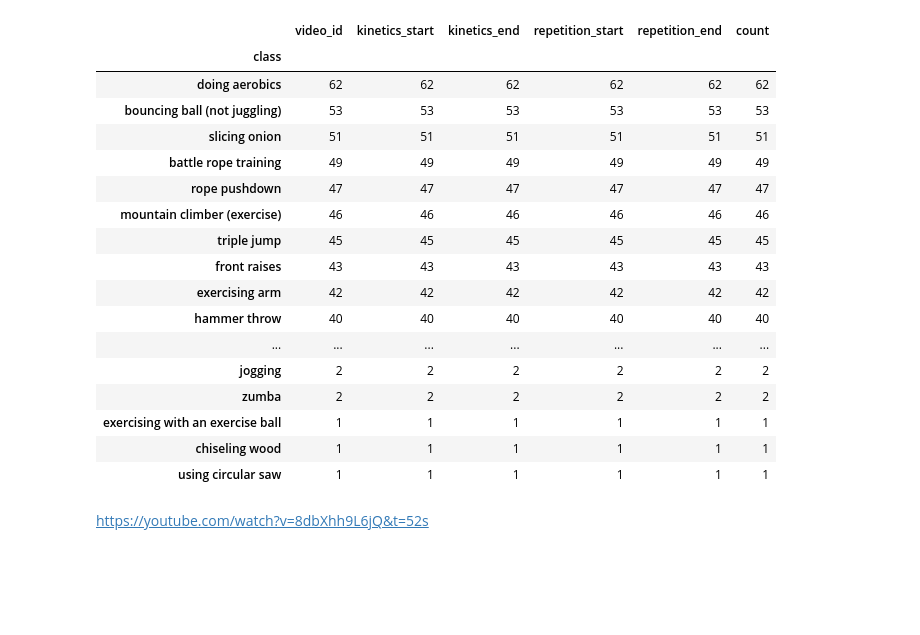
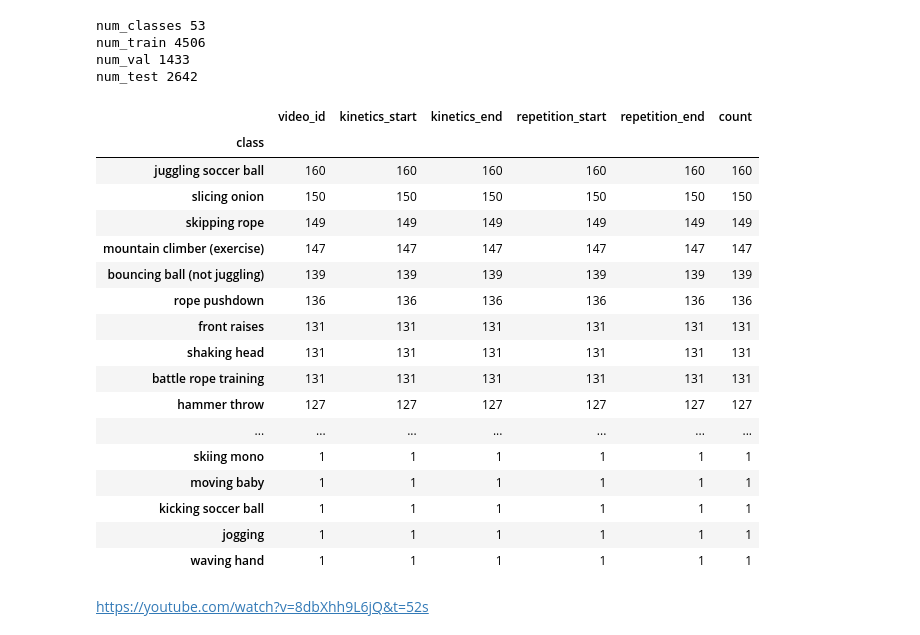
Before and after one commit to iucario/WorkoutDetector, a Jupyter notebook: notebooks/countix_data_process.ipynb, the cells around one changed output. Drawn from its saved outputs; the diff is of its cells as text; code cells hidden in the pictures; blank space fills up the shorter version.

```diff
--- a/notebooks/countix_data_process.ipynb
+++ b/notebooks/countix_data_process.ipynb
@@ -4,28 +4,38 @@ import numpy as np
 from pathlib import Path
 
 base = '../datasets/Countix/'
-# %%
-df = pd.read_csv(open(Path(base, 'countix_val.csv')))
-df.groupby('class').count().sort_values(by='count', ascending=False)
-# %% [output]
-|  | video_id | kinetics_start | kinetics_end | repetition_start | repetition_end | count |
-| class |  |  |  |  |  |  |
-| doing aerobics | 62 | 62 | 62 | 62 | 62 | 62 |
-| bouncing ball (not juggling) | 53 | 53 | 53 | 53 | 53 | 53 |
-| slicing onion | 51 | 51 | 51 | 51 | 51 | 51 |
-| battle rope training | 49 | 49 | 49 | 49 | 49 | 49 |
-| rope pushdown | 47 | 47 | 47 | 47 | 47 | 47 |
-| mountain climber (exercise) | 46 | 46 | 46 | 46 | 46 | 46 |
-| triple jump | 45 | 45 | 45 | 45 | 45 | 45 |
-| front raises | 43 | 43 | 43 | 43 | 43 | 43 |
-| exercising arm | 42 | 42 | 42 | 42 | 42 | 42 |
-| hammer throw | 40 | 40 | 40 | 40 | 40 | 40 |
-| ... | ... | ... | ... | ... | ... | ... |
-| jogging | 2 | 2 | 2 | 2 | 2 | 2 |
-| zumba | 2 | 2 | 2 | 2 | 2 | 2 |
-| exercising with an exercise ball | 1 | 1 | 1 | 1 | 1 | 1 |
-| chiseling wood | 1 | 1 | 1 | 1 | 1 | 1 |
-| using circular saw | 1 | 1 | 1 | 1 | 1 | 1 |
+# %%
+df_train = pd.read_csv(open(Path(base, 'countix_train.csv')))
+df_val = pd.read_csv(open(Path(base, 'countix_val.csv')))
+df_test = pd.read_csv(open(Path(base, 'countix_test.csv')))
+print('num_classes', len(df_train['class'].unique()))
+print('num_train', len(df_train))
+print('num_val', len(df_val))
+print('num_test', len(df_test))
+df_train.groupby('class').count().sort_values(by='count', ascending=False)
+# %% [output]
+num_classes 53
+num_train 4506
+num_val 1433
+num_test 2642
+|  | video_id | kinetics_start | kinetics_end | repetition_start | repetition_end | count |
+| class |  |  |  |  |  |  |
+| juggling soccer ball | 160 | 160 | 160 | 160 | 160 | 160 |
+| slicing onion | 150 | 150 | 150 | 150 | 150 | 150 |
+| skipping rope | 149 | 149 | 149 | 149 | 149 | 149 |
+| mountain climber (exercise) | 147 | 147 | 147 | 147 | 147 | 147 |
+| bouncing ball (not juggling) | 139 | 139 | 139 | 139 | 139 | 139 |
+| rope pushdown | 136 | 136 | 136 | 136 | 136 | 136 |
+| front raises | 131 | 131 | 131 | 131 | 131 | 131 |
+| shaking head | 131 | 131 | 131 | 131 | 131 | 131 |
+| battle rope training | 131 | 131 | 131 | 131 | 131 | 131 |
+| hammer throw | 127 | 127 | 127 | 127 | 127 | 127 |
+| ... | ... | ... | ... | ... | ... | ... |
+| skiing mono | 1 | 1 | 1 | 1 | 1 | 1 |
+| moving baby | 1 | 1 | 1 | 1 | 1 | 1 |
+| kicking soccer ball | 1 | 1 | 1 | 1 | 1 | 1 |
+| jogging | 1 | 1 | 1 | 1 | 1 | 1 |
+| waving hand | 1 | 1 | 1 | 1 | 1 | 1 |
 # %%
 def df2link(df):
     return 'https://youtube.com/watch?v=' + df['video_id'] + '&t=' + \
```
Also changed, not shown: parts of 2 cells of this notebook, 7 other files.
